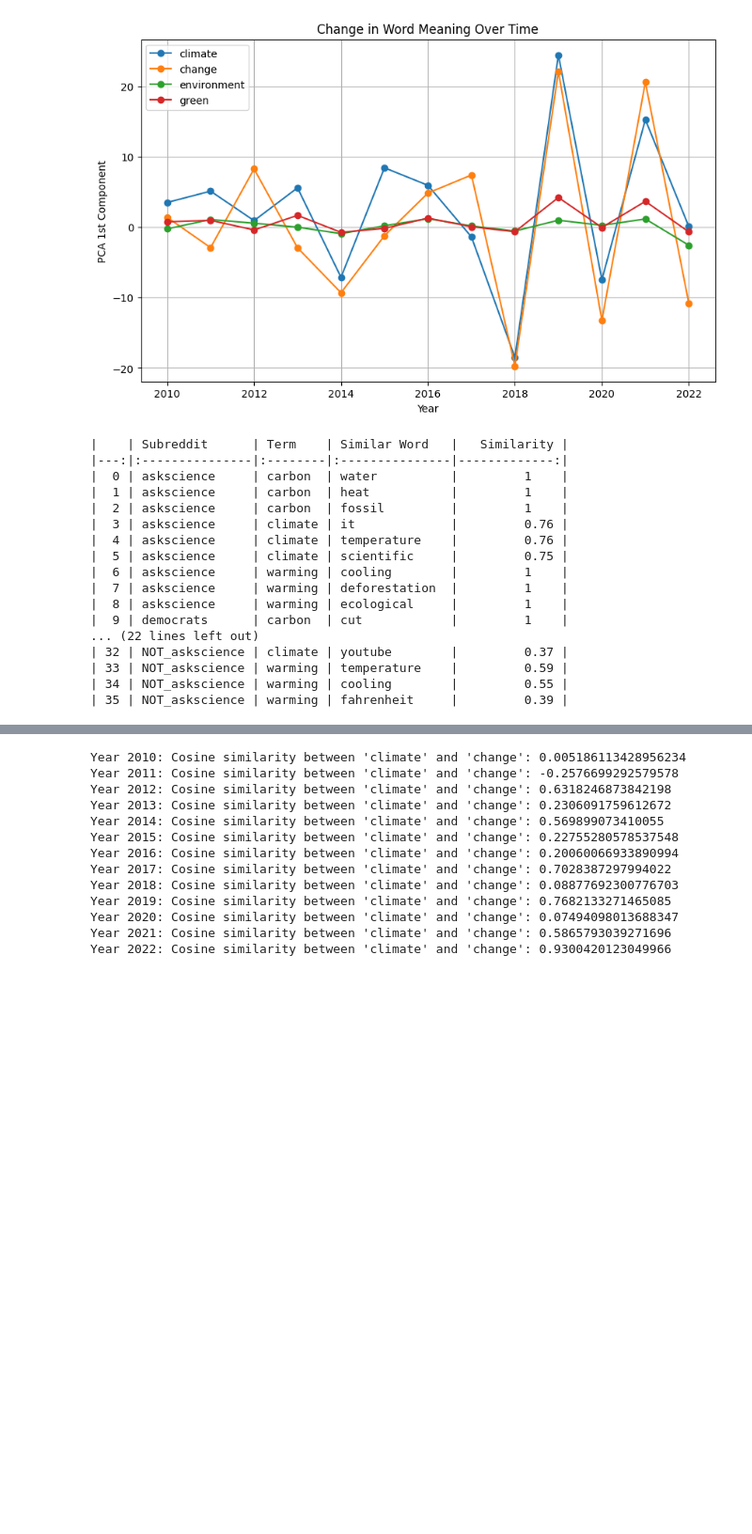
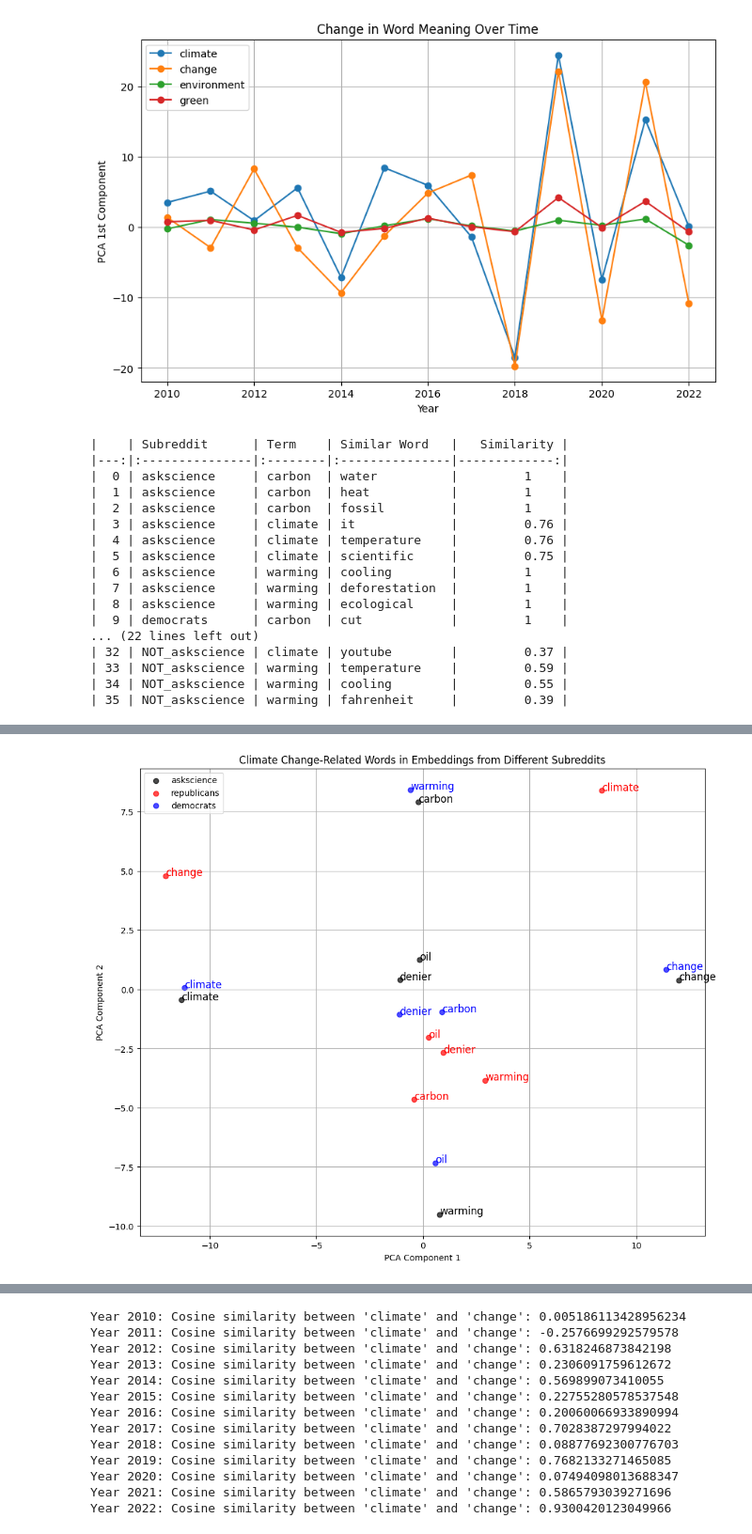
Before and after one commit to tobiaswtzl/dlss-project24, a Jupyter notebook: code/2. Deep Learning Model/SemSim_subreddits.ipynb, the cells around one changed output, grey strips where cells are left out. Shown at 94% size. Drawn from its saved outputs; the diff is of its cells as text; code cells hidden in the pictures; blank space fills up the shorter version.

```diff
--- a/code/2. Deep Learning Model/SemSim_subreddits.ipynb
+++ b/code/2. Deep Learning Model/SemSim_subreddits.ipynb
@@ -254,0 +257,57 @@ plt.show()
+# %%
+files = ['/Users/fabianmahner/dlss-project24/output/embeddings/subreddit_embeddings/embeddings_CBOW_posts_askscience.csv',
+         '/Users/fabianmahner/dlss-project24/output/embeddings/subreddit_embeddings/embeddings_CBOW_posts_republicans.csv',
+         '/Users/fabianmahner/dlss-project24/output/embeddings/subreddit_embeddings/embeddings_CBOW_posts_democrats.csv'
+         ]
+
+embeddings = []
+
+labels = ['askscience', 'republicans', 'democrats']
+for file in files:
+    df = pd.read_csv(file)
+    embeddings.append(df)
+
+# Step 2: Filter for climate change-related words
+selected_words = ['carbon', 'warming',  'oil', "denier", 'change',
+                   'climate']
+
+# Step 3: Visualize the results
+plt.figure(figsize=(12, 10))
+
+colors = ['black', 'red', 'blue']
+
+for i, label in enumerate(labels):
+    file_df = embeddings[i]
+    file_filtered = file_df[file_df['word'].isin(selected_words)]
+
+    if file_filtered.empty:
+        continue
+
+    # Extract embeddings for the selected words
+    word_embeddings = file_filtered.set_index('word').loc[selected_words].values
+
+    # Standardize the embeddings
+    scaler = StandardScaler()
+    word_embeddings_standardized = scaler.fit_transform(word_embeddings)
+
+    # Apply PCA separately for each dataset
+    pca = PCA(n_components=2)
+    pca_result = pca.fit_transform(word_embeddings_standardized)
+
+    # Plot the PCA results
+    plt.scatter(pca_result[:, 0], pca_result[:, 1], color=colors[i], label=label, alpha=0.7)
+
+    for j, word in enumerate(selected_words):
+        if word in file_filtered['word'].values:
+            x = pca_result[j, 0]
+            y = pca_result[j, 1]
+            plt.text(x, y, word, fontsize=12, color=colors[i])
+
+plt.xlabel('PCA Component 1')
+plt.ylabel('PCA Component 2')
+plt.title('Climate Change-Related Words in Embeddings from Different Subreddits')
+plt.legend(loc='upper left')
+plt.grid(True)
+plt.show()
+# %% [output]
+[figure, added]
```
Also changed, not shown: parts of 2 cells of this notebook, 1 other file.
